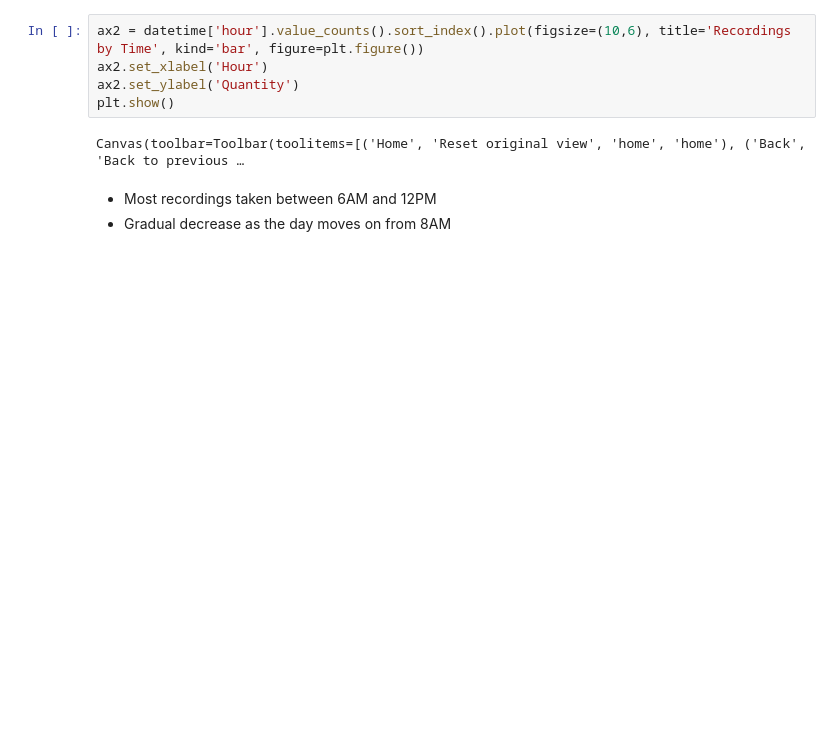
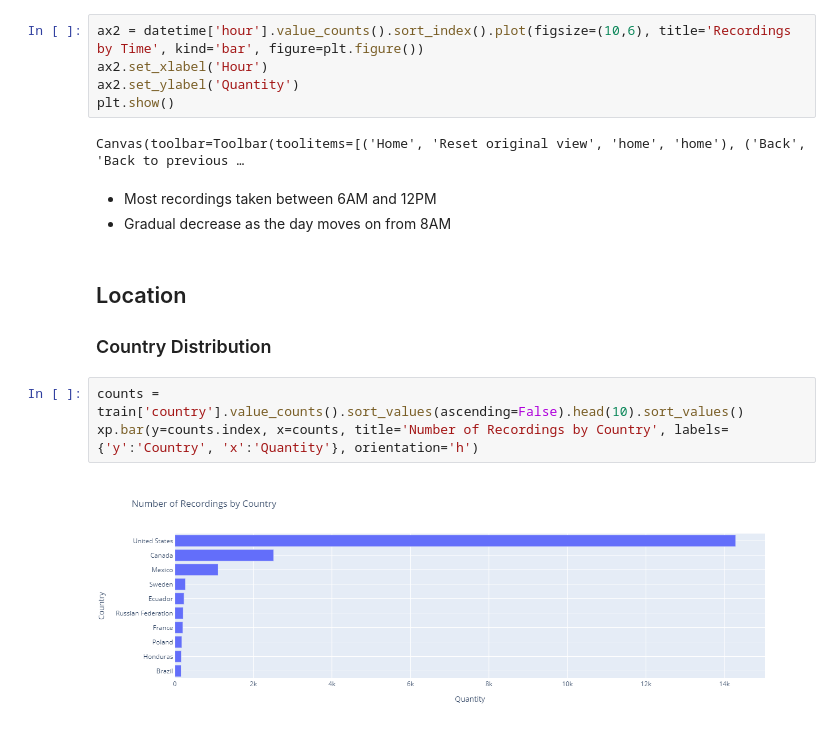
Before and after one commit to CSLukeW/Birdcall-Identification-EDA-FA, a Jupyter notebook: Notebooks/eda.ipynb, the cells around one changed output. Saved outputs shown, nothing was run; the diff lists cells and outputs as text; blank space fills up the shorter version.

Commit message:
Location Data

```diff
--- a/Notebooks/eda.ipynb
+++ b/Notebooks/eda.ipynb
@@ -120,3 +118,12 @@ Canvas(toolbar=Toolbar(toolitems=[('Home', 'Reset original view', 'home', 'home'
 # %% [markdown]
 - Most recordings taken between 6AM and 12PM
 - Gradual decrease as the day moves on from 8AM
+# %% [markdown]
+## Location
+
+### Country Distribution
+# %%
+counts = train['country'].value_counts().sort_values(ascending=False).head(10).sort_values()
+xp.bar(y=counts.index, x=counts, title='Number of Recordings by Country', labels={'y':'Country', 'x':'Quantity'}, orientation='h')
+# %% [output]
+[figure, added]
```
Also changed, not shown: parts of 7 cells of this notebook.
